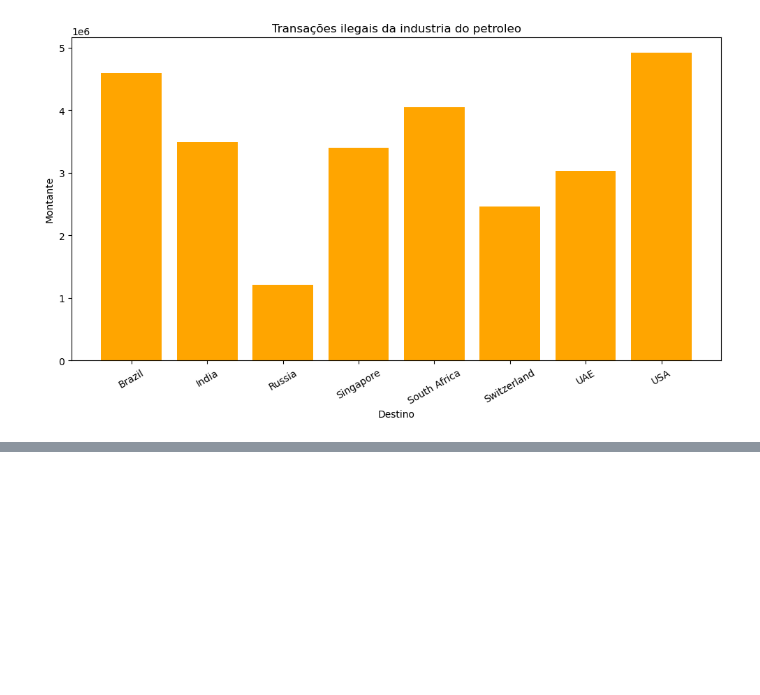
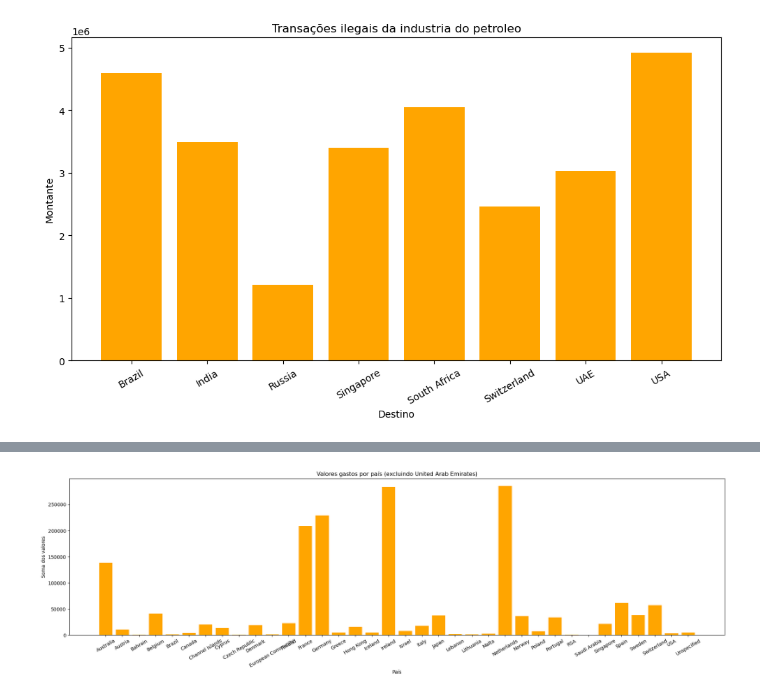
Before and after one commit to wesleymarchi/task-dataset, a Jupyter notebook: sample.ipynb, the cells around one changed output, grey strips where cells are left out. Drawn from its saved outputs; the diff is of its cells as text; code cells hidden in the pictures; blank space fills up the shorter version.

```diff
--- a/sample.ipynb
+++ b/sample.ipynb
@@ -219,3 +208,6 @@ plt.xticks(x.unique(), rotation=30)
 plt.show()
 # %% [output]
 [figure]
+# %%
+df_vendas = pd.read_csv('data/vendas-por-fatura.csv', encoding='latin1')
+df_vendas
@@ -221,0 +228,25 @@ plt.show()
+# %%
+import matplotlib.pyplot as plt
+import pandas as pd
+
+# Remover valores nulos, filtrar para quantidades e valores positivos, e excluir "United Arab Emirates"
+df_vendas_pos = df_vendas[
+    (df_vendas['quant'] > 0) &
+    (df_vendas['valor'] > 0) &
+    (df_vendas['npais'] != "United Arab Emirates") &
+    (df_vendas['npais'] != "United Kingdom")
+].dropna(subset=['npais'])
+
+# Agrupar e somar os valores por país
+valores_por_pais = df_vendas_pos.groupby('npais')['valor'].sum()
+
+# Configuração do gráfico de barras
+plt.figure(figsize=(25, 6))
+plt.bar(valores_por_pais.index, valores_por_pais.values, color='orange')
+plt.title('Valores gastos por país (excluindo United Arab Emirates)')
+plt.xlabel('País')
+plt.ylabel('Soma dos valores')
+plt.xticks(rotation=30)
+plt.show()
+# %% [output]
+[figure, added]
```
Also changed, not shown: parts of 5 cells of this notebook, 2 other files.
